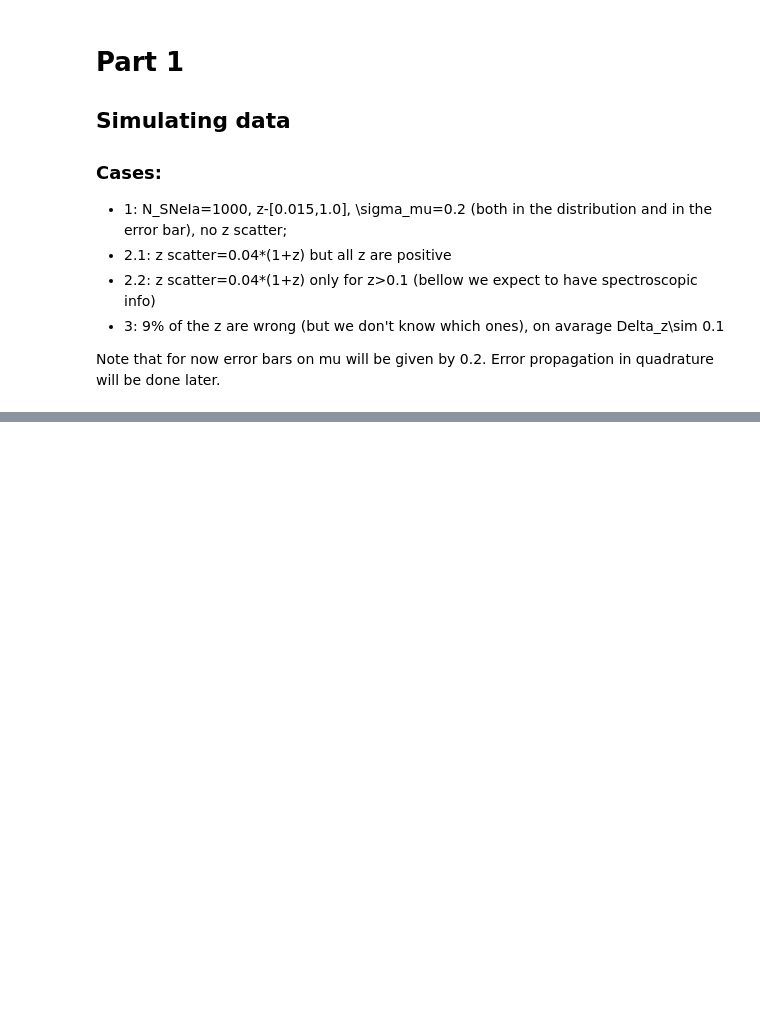
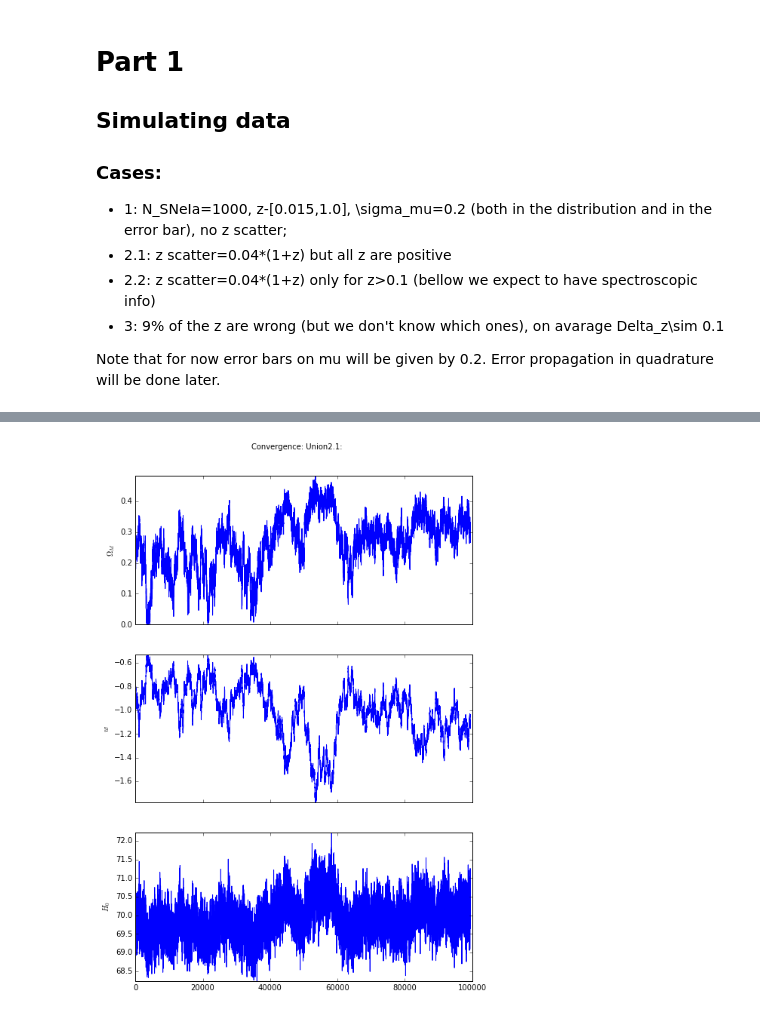
Before and after one commit to P-1884/COSMIC-BEAMS, a Jupyter notebook: zBEAMS_zf.ipynb, the cells around one changed output, grey strips where cells are left out. Cells and saved outputs as stored; diff of their text form; code cells hidden in the pictures; blank space fills up the shorter version.

```diff
--- a/zBEAMS_zf.ipynb
+++ b/zBEAMS_zf.ipynb
@@ -156,10 +156,10 @@ def save_sim_data(data,dataset,case):
     else:
         np.savetxt('data_'+dataset+'_case'+str(case)+'_zf.txt',np.c_[data.z,data.mu_o],fmt='%2.3f',\
            header='\n'.join(["Error in mu %.2f" %data.sig_mu, "z   mu"]))
-dataset='fd1'
-save_sim_data(fd1,dataset,1)
-save_sim_data(fd1.case21,dataset,21)
-save_sim_data(fd1.case22,dataset,22)
-save_sim_data(fd1.case3,dataset,3)
+dataset='fd2'
+save_sim_data(fd2,dataset,1)
+save_sim_data(fd2.case21,dataset,21)
+save_sim_data(fd2.case22,dataset,22)
+save_sim_data(fd2.case3,dataset,3)
 # %%
 f, axarr = plt.subplots(2, 2,figsize=(12,8),gridspec_kw = {'width_ratios':[1,1],'height_ratios':[1,1]})
@@ -193,0 +546,4 @@ plt.show()
+# %%
+plot_conv_mcmc(union21,'',dataset='Union2.1')
+# %% [output]
+[figure, added]
```
Also changed, not shown: parts of 22 cells of this notebook, 1 other file.
